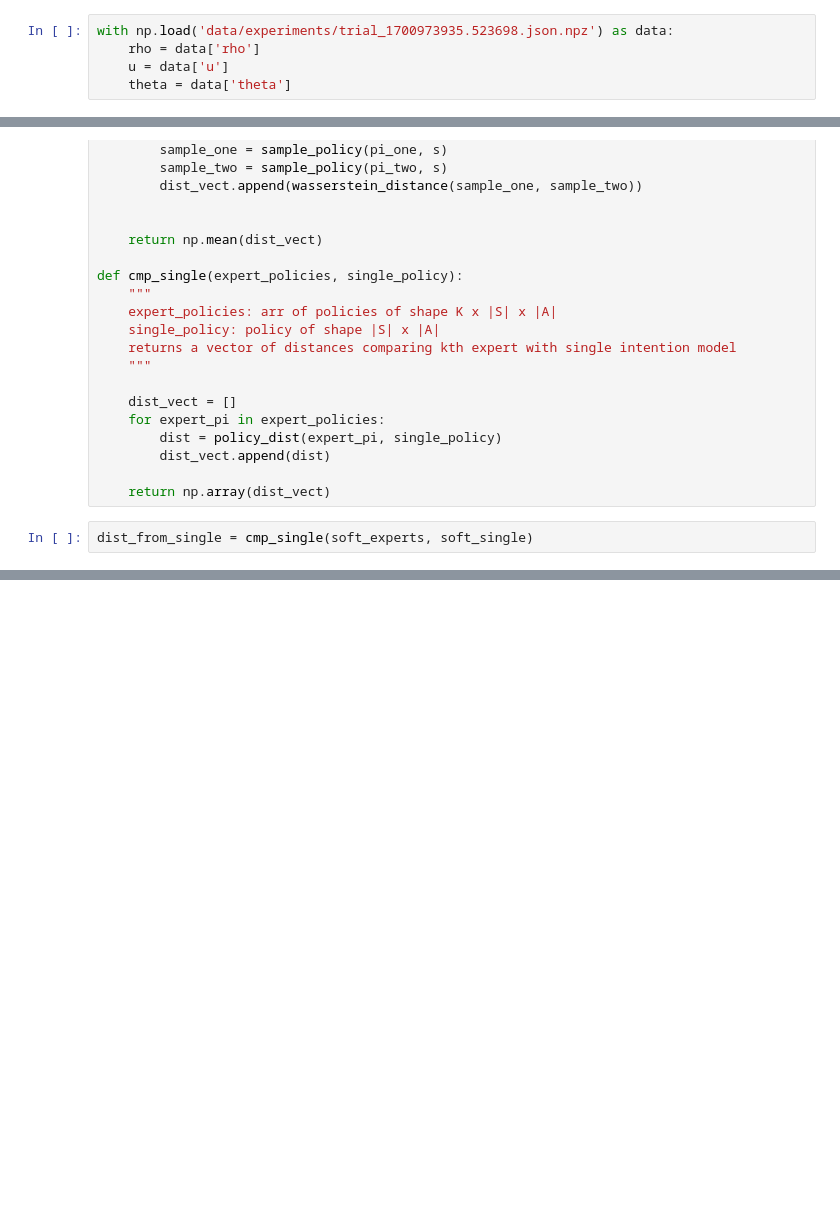
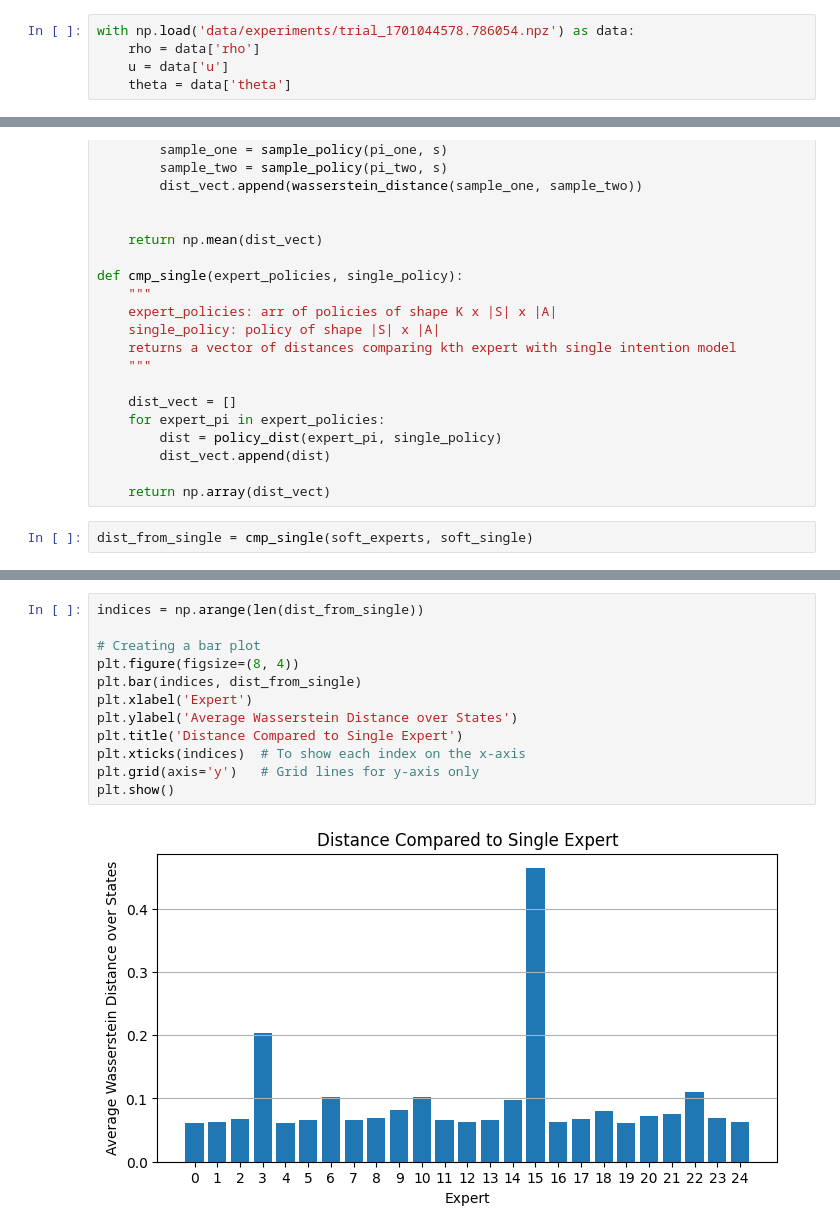
Before and after one commit to isabelkim/MI-IRL-KP, a Jupyter notebook: mdp.ipynb, the cells around one changed output, grey strips where cells are left out. Drawn from its saved outputs; the diff is of its cells as text; blank space fills up the shorter version.

Commit message:
plot all trials

```diff
--- a/mdp.ipynb
+++ b/mdp.ipynb
@@ -159,7 +159,7 @@ epsilon = 0.005
 # %%
 rho, theta, u = limiirl(X, taus, features, cluster_model, states, f=f, p_transition=p_transition, p_0=p_0,  transition=p_transition, max_iter=30, K=K, descent_iter=10)
 # %%
-with np.load('data/experiments/trial_1700973935.523698.json.npz') as data:
+with np.load('data/experiments/trial_1701044578.786054.npz') as data:
     rho = data['rho']
     u = data['u']
     theta = data['theta']
@@ -208,0 +205,14 @@ array([0.07357, 0.06769, 0.06751, 0.06475, 0.10159, 0.06796, 0.06757,
+# %%
+indices = np.arange(len(dist_from_single))
+
+# Creating a bar plot
+plt.figure(figsize=(8, 4))
+plt.bar(indices, dist_from_single)
+plt.xlabel('Expert')
+plt.ylabel('Average Wasserstein Distance over States')
+plt.title('Distance Compared to Single Expert')
+plt.xticks(indices)  # To show each index on the x-axis
+plt.grid(axis='y')   # Grid lines for y-axis only
+plt.show()
+# %% [output]
+[figure, added]
```
Also changed, not shown: parts of 3 cells of this notebook, 1 other file.
